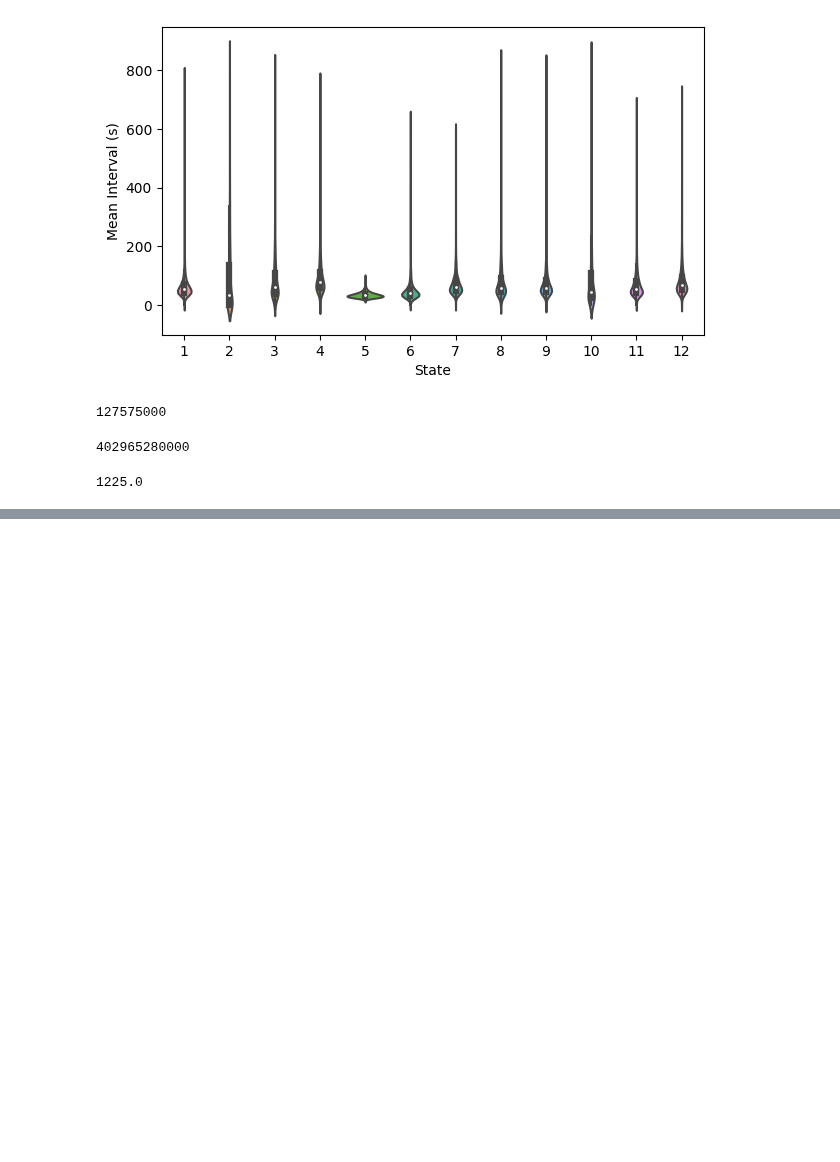
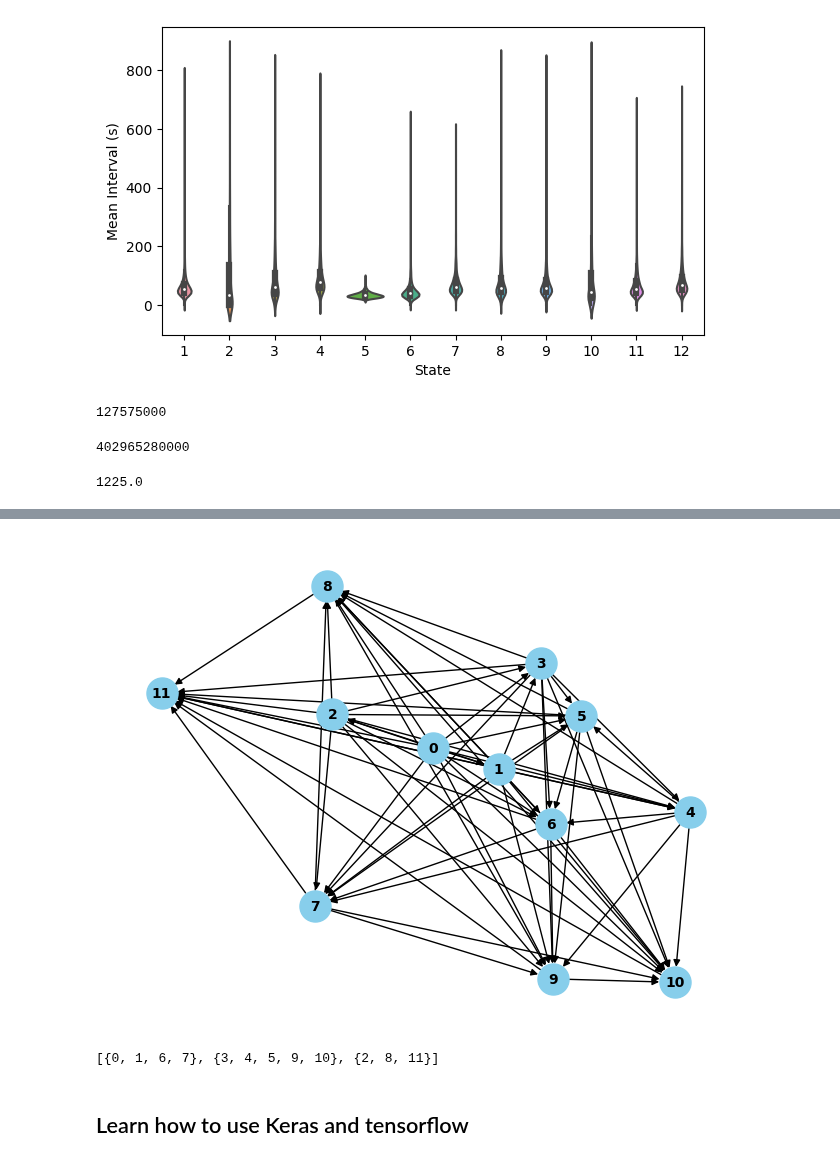
Before and after one commit to OHBA-analysis/osl-dynamics, a Jupyter notebook: interactive.ipynb, the cells around one changed output, grey strips where cells are left out. Cells and saved outputs as stored; diff of their text form; code cells hidden in the pictures; blank space fills up the shorter version.

```diff
--- a/interactive.ipynb
+++ b/interactive.ipynb
@@ -473,0 +476,5 @@ plt.show()
+# %%
+import numpy as np
+data_dir = './results/HMM_ICA_100_state_12/'
+tpm = np.load(f'{data_dir}trans_prob.npy')
+print(tpm)
@@ -473,0 +499,30 @@ plt.show()
+# %%
+# For directed weighted graph
+G = nx.DiGraph()
+
+for i in range(len(tpm)):
+    G.add_node(i)  # Add nodes to the graph
+
+    for j in range(i + 1, len(tpm)):
+        weight = tpm[i][j]
+
+        if weight > 0:
+            G.add_edge(i, j, weight=weight)  # Add edge with weight to the graph
+# %%
+import matplotlib.pyplot as plt
+
+# Draw the graph
+pos = nx.spring_layout(G, seed=42)
+nx.draw(G, pos, with_labels=True, node_size=500, node_color='skyblue', font_size=10, font_weight='bold')
+labels = nx.get_edge_attributes(G, 'weight')
+#nx.draw_networkx_edge_labels(G, pos, edge_labels=labels)
+
+plt.show()
+# %% [output]
+[figure, added]
+# %%
+nx.community.louvain_communities(G, seed=123)
+# %% [output]
+[{0, 1, 6, 7}, {3, 4, 5, 9, 10}, {2, 8, 11}]
+# %% [markdown]
+## Learn how to use Keras and tensorflow
```
Also changed, not shown: parts of 196 cells of this notebook.
